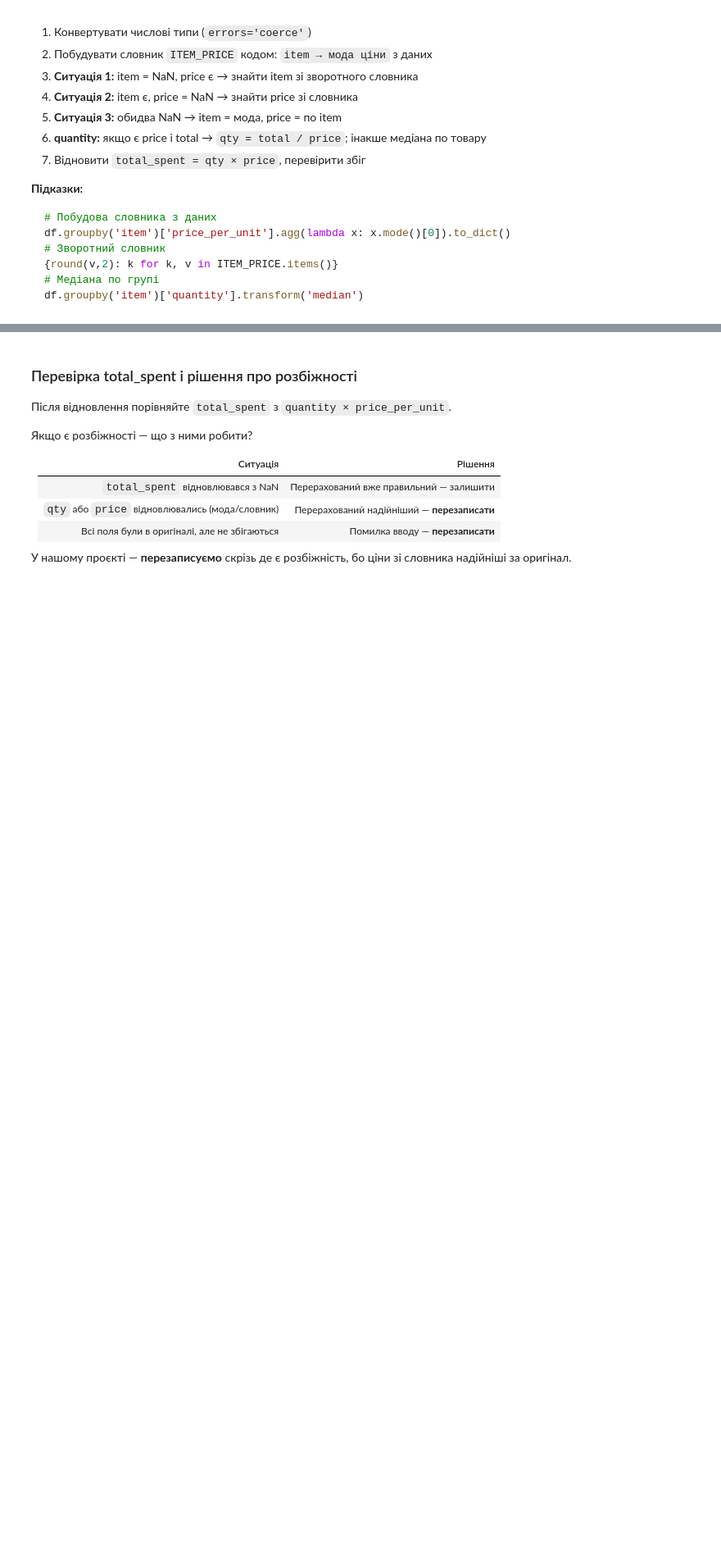
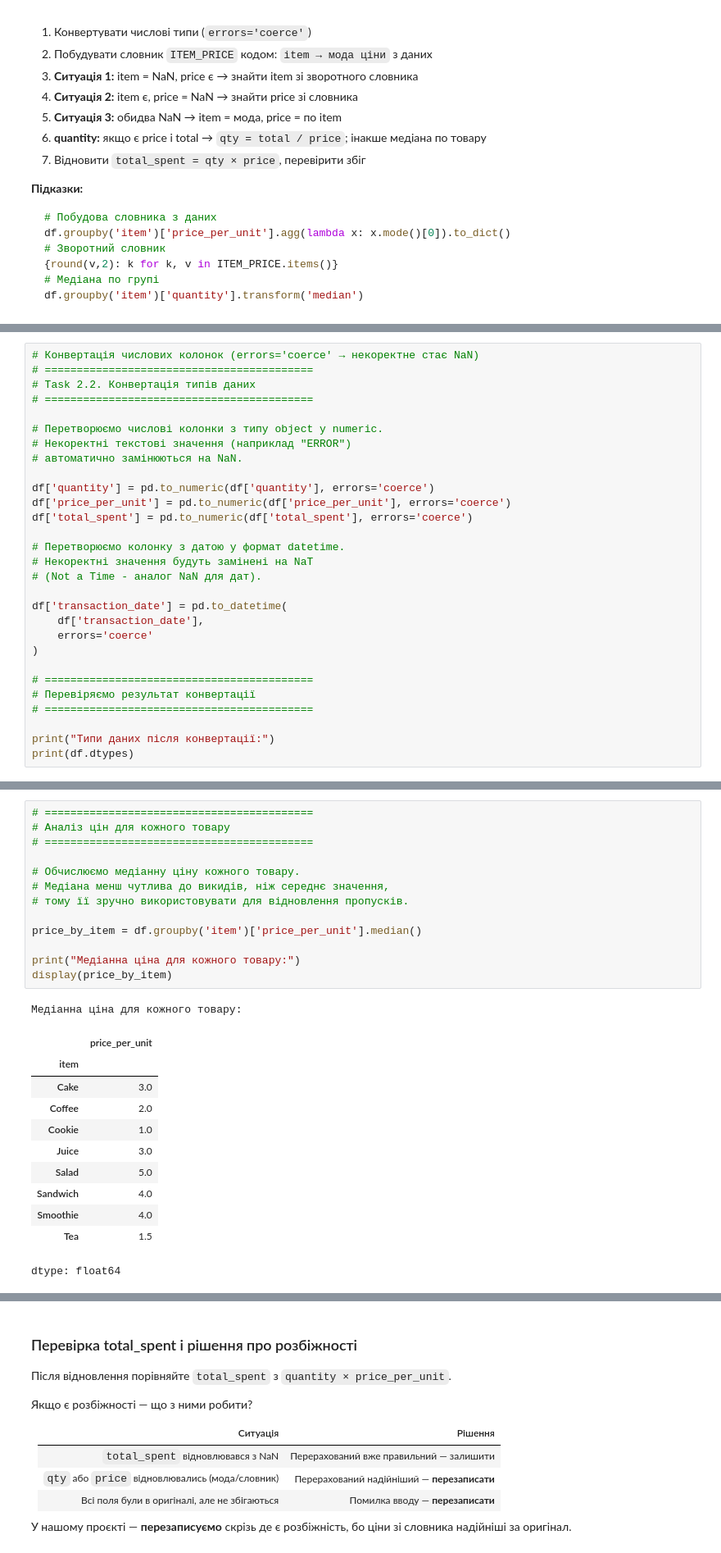
Before and after one commit to DymaStar/Analysis_Cafe_Sales-, a Jupyter notebook: DS_110626cafe_eda_workbook_version2.ipynb, the cells around one changed output, grey strips where cells are left out. Shown at 82% size. Saved outputs shown, nothing was run; the diff lists cells and outputs as text; blank space fills up the shorter version.

```diff
--- a/DS_110626cafe_eda_workbook_version2.ipynb
+++ b/DS_110626cafe_eda_workbook_version2.ipynb
@@ -252,0 +411,29 @@ print(df.dtypes)
+# %%
+# Конвертація числових колонок (errors='coerce' → некоректне стає NaN)
+# ==========================================
+# Task 2.2. Конвертація типів даних
+# ==========================================
+
+# Перетворюємо числові колонки з типу object у numeric.
+# Некоректні текстові значення (наприклад "ERROR")
+# автоматично замінюються на NaN.
+
+df['quantity'] = pd.to_numeric(df['quantity'], errors='coerce')
+df['price_per_unit'] = pd.to_numeric(df['price_per_unit'], errors='coerce')
+df['total_spent'] = pd.to_numeric(df['total_spent'], errors='coerce')
+
+# Перетворюємо колонку з датою у формат datetime.
+# Некоректні значення будуть замінені на NaT
+# (Not a Time - аналог NaN для дат).
+
+df['transaction_date'] = pd.to_datetime(
+    df['transaction_date'],
+    errors='coerce'
+)
+
+# ==========================================
+# Перевіряємо результат конвертації
+# ==========================================
+
+print("Типи даних після конвертації:")
+print(df.dtypes)
@@ -252,0 +451,26 @@ print(df.dtypes)
+# %%
+# ==========================================
+# Аналіз цін для кожного товару
+# ==========================================
+
+# Обчислюємо медіанну ціну кожного товару.
+# Медіана менш чутлива до викидів, ніж середнє значення,
+# тому її зручно використовувати для відновлення пропусків.
+
+price_by_item = df.groupby('item')['price_per_unit'].median()
+
+print("Медіанна ціна для кожного товару:")
+display(price_by_item)
+# %% [output]
+Медіанна ціна для кожного товару:
+|  | price_per_unit |
+| item |  |
+| Cake | 3.0 |
+| Coffee | 2.0 |
+| Cookie | 1.0 |
+| Juice | 3.0 |
+| Salad | 5.0 |
+| Sandwich | 4.0 |
+| Smoothie | 4.0 |
+| Tea | 1.5 |
+dtype: float64
```
Also changed, not shown: parts of 30 cells of this notebook.
